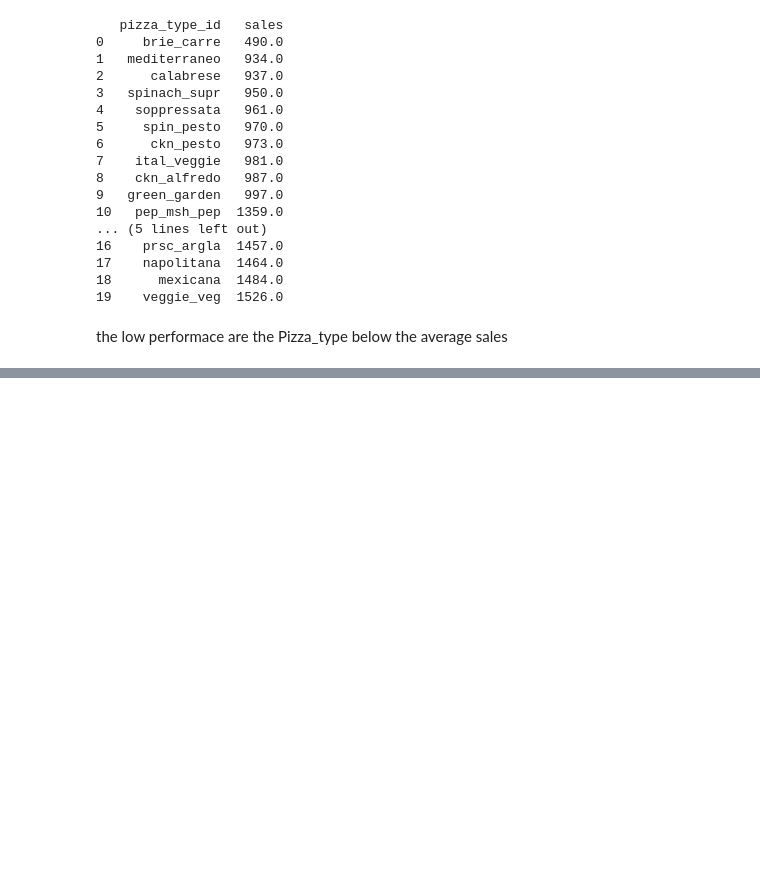
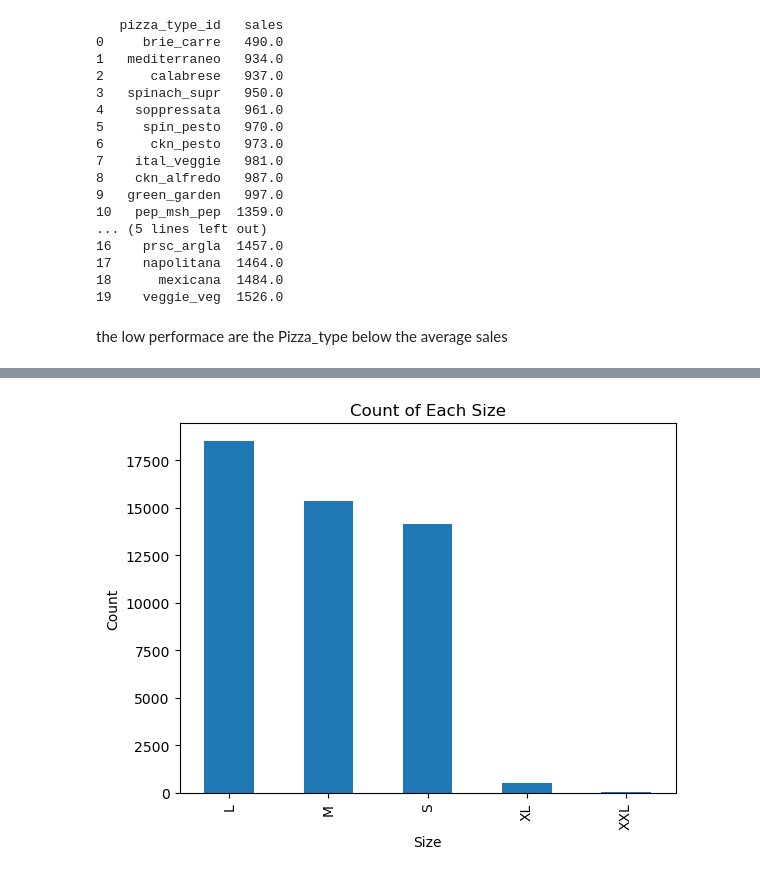
Before and after one commit to Ilumiles/Pizza_Place_Sales, a Jupyter notebook: Pizza_solution.ipynb, the cells around one changed output, grey strips where cells are left out. Drawn from its saved outputs; the diff is of its cells as text; code cells hidden in the pictures; blank space fills up the shorter version.

```diff
--- a/Pizza_solution.ipynb
+++ b/Pizza_solution.ipynb
@@ -516,0 +544,11 @@ print(low_performers)
+# %%
+import matplotlib.pyplot as plt
+
+df["size"].value_counts().plot(kind="bar")
+
+plt.title("Count of Each Size")
+plt.xlabel("Size")
+plt.ylabel("Count")
+plt.show()
+# %% [output]
+[figure, added]
```
Also changed, not shown: parts of 8 cells of this notebook.
